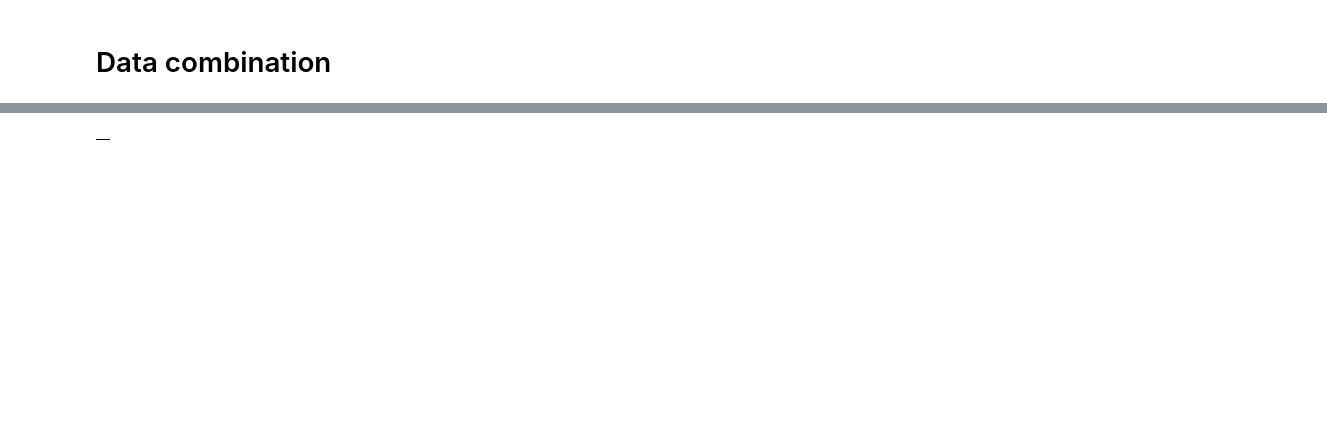
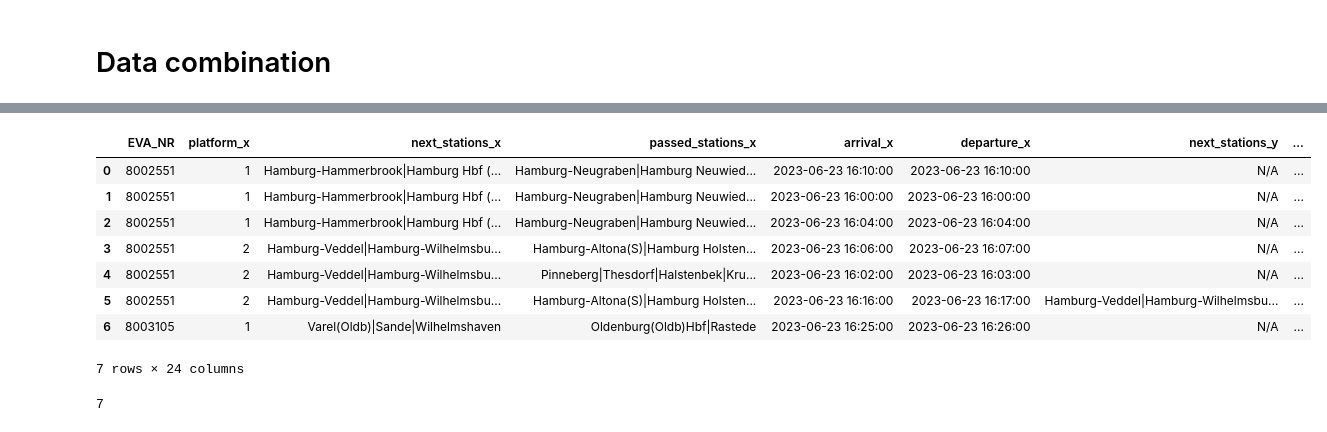
Before and after one commit to HassanRady/2023-amse-template, a Jupyter notebook: exploration.ipynb, the cells around one changed output, grey strips where cells are left out. Drawn from its saved outputs; the diff is of its cells as text; code cells hidden in the pictures; blank space fills up the shorter version.

```diff
--- a/exploration.ipynb
+++ b/exploration.ipynb
@@ -225,8 +228,13 @@ train_change_df[train_change_df['next_stations_y'] != "N/A"]
 # Weather Data
 # %% [markdown]
 ## Exploration
+# %%
+def make_unique(df: pd.DataFrame):
+    df['id'] = df['STATIONS_ID'].astype(str) + df['MESS_DATUM'].astype(str)
+    return df.drop_duplicates(subset='id', keep='first', ignore_index=True)
 # %%
 weather_df = pd.read_sql("select * from raw_weather_data", "sqlite:///data.sqlite")
+weather_df = make_unique(weather_df)
 weather_df
 # %% [output]
 |  | STATIONS_ID | MESS_DATUM | QN_3 | FX | FM | QN_4 | RSK | RSKF | SDK | SHK_TAG | ... |
@@ -487,4 +503,4 @@ See the caveats in the documentation: https://pandas.pydata.org/pandas-docs/stab
 # %%
-smallest_date = delayed_train_df['arrival_x'].min()
+smallest_date = delayed_train_df['arrival_x'].min().strftime("%Y-%m-%d")
 smallest_date
 # %% [output]
@@ -512,7 +544,21 @@ for row_a in delayed_train_df.itertuples():
             tmp = pd.concat([train_row_df, weather_row_df], axis=1)
             df = pd.concat([df, tmp], axis=0)
             break
 df.reset_index(drop=True, inplace=True)
+df['arrival_difference'] = df['arrival_difference'].astype(str)
+df['departure_difference'] = df['departure_difference'].astype(str)
 df
 # %% [output]
-|  |
+|  | EVA_NR | platform_x | next_stations_x | passed_stations_x | arrival_x | departure_x | next_stations_y | ... |
+| 0 | 8002551 | 1 | Hamburg-Hammerbrook|Hamburg Hbf (... | Hamburg-Neugraben|Hamburg Neuwied... | 2023-06-23 16:10:00 | 2023-06-23 16:10:00 | N/A | ... |
+| 1 | 8002551 | 1 | Hamburg-Hammerbrook|Hamburg Hbf (... | Hamburg-Neugraben|Hamburg Neuwied... | 2023-06-23 16:00:00 | 2023-06-23 16:00:00 | N/A | ... |
+| 2 | 8002551 | 1 | Hamburg-Hammerbrook|Hamburg Hbf (... | Hamburg-Neugraben|Hamburg Neuwied... | 2023-06-23 16:04:00 | 2023-06-23 16:04:00 | N/A | ... |
+| 3 | 8002551 | 2 | Hamburg-Veddel|Hamburg-Wilhelmsbu... | Hamburg-Altona(S)|Hamburg Holsten... | 2023-06-23 16:06:00 | 2023-06-23 16:07:00 | N/A | ... |
+| 4 | 8002551 | 2 | Hamburg-Veddel|Hamburg-Wilhelmsbu... | Pinneberg|Thesdorf|Halstenbek|Kru... | 2023-06-23 16:02:00 | 2023-06-23 16:03:00 | N/A | ... |
+| 5 | 8002551 | 2 | Hamburg-Veddel|Hamburg-Wilhelmsbu... | Hamburg-Altona(S)|Hamburg Holsten... | 2023-06-23 16:16:00 | 2023-06-23 16:17:00 | Hamburg-Veddel|Hamburg-Wilhelmsbu... | ... |
+| 6 | 8003105 | 1 | Varel(Oldb)|Sande|Wilhelmshaven | Oldenburg(Oldb)Hbf|Rastede | 2023-06-23 16:25:00 | 2023-06-23 16:26:00 | N/A | ... |
+7 rows × 24 columns
+# %%
+df.to_sql("weather_train_delay", "sqlite:///data.sqlite", index=False, if_exists='append')
+# %% [output]
+7
```
Also changed, not shown: parts of 23 cells of this notebook.
